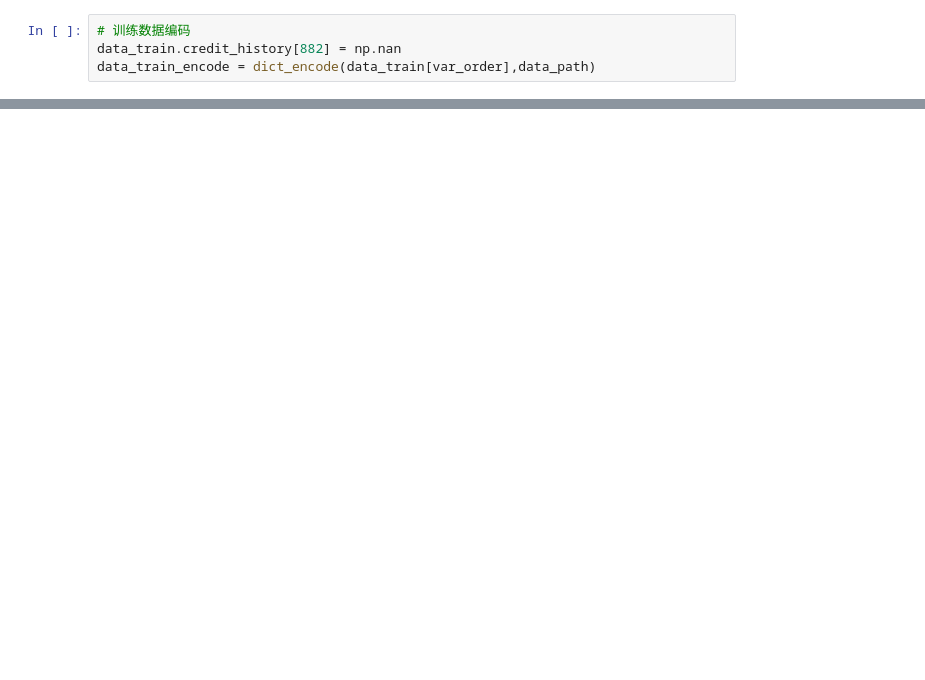
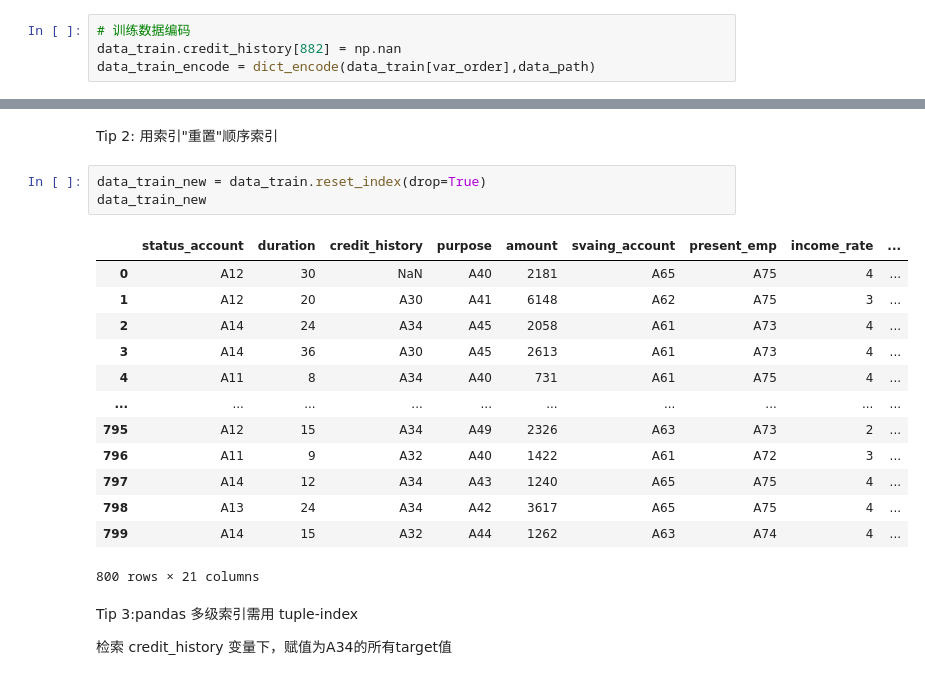
Before and after one commit to lotbear/Python-Financial-investment-strategy, a Jupyter notebook: 德国信贷风控数据实战/步骤2：对离散数据进行编码/德国信贷风控数据建模（步骤2：对离散数据进行编码）.ipynb, the cells around one changed output, grey strips where cells are left out. Drawn from its saved outputs; the diff is of its cells as text; blank space fills up the shorter version.

```diff
--- a/德国信贷风控数据实战/步骤2：对离散数据进行编码/德国信贷风控数据建模（步骤2：对离散数据进行编码）.ipynb
+++ b/德国信贷风控数据实战/步骤2：对离散数据进行编码/德国信贷风控数据建模（步骤2：对离散数据进行编码）.ipynb
@@ -465,0 +680,23 @@ def woe_encode(df,data_path_1,varnames, y, filename,flag='train'):
+# %% [markdown]
+Tip 2: 用索引"重置"顺序索引
+# %%
+data_train_new = data_train.reset_index(drop=True)
+data_train_new
+# %% [output]
+|  | status_account | duration | credit_history | purpose | amount | svaing_account | present_emp | income_rate | ... |
+| 0 | A12 | 30 | NaN | A40 | 2181 | A65 | A75 | 4 | ... |
+| 1 | A12 | 20 | A30 | A41 | 6148 | A62 | A75 | 3 | ... |
+| 2 | A14 | 24 | A34 | A45 | 2058 | A61 | A73 | 4 | ... |
+| 3 | A14 | 36 | A30 | A45 | 2613 | A61 | A73 | 4 | ... |
+| 4 | A11 | 8 | A34 | A40 | 731 | A61 | A75 | 4 | ... |
+| ... | ... | ... | ... | ... | ... | ... | ... | ... | ... |
+| 795 | A12 | 15 | A34 | A49 | 2326 | A63 | A73 | 2 | ... |
+| 796 | A11 | 9 | A32 | A40 | 1422 | A61 | A72 | 3 | ... |
+| 797 | A14 | 12 | A34 | A43 | 1240 | A65 | A75 | 4 | ... |
+| 798 | A13 | 24 | A34 | A42 | 3617 | A65 | A75 | 4 | ... |
+| 799 | A14 | 15 | A32 | A44 | 1262 | A63 | A74 | 4 | ... |
+800 rows × 21 columns
+# %% [markdown]
+Tip 3:pandas 多级索引需用 tuple-index
+
+检索 credit_history 变量下，赋值为A34的所有target值
```
Also changed, not shown: parts of 40 cells of this notebook, 2 other files.
